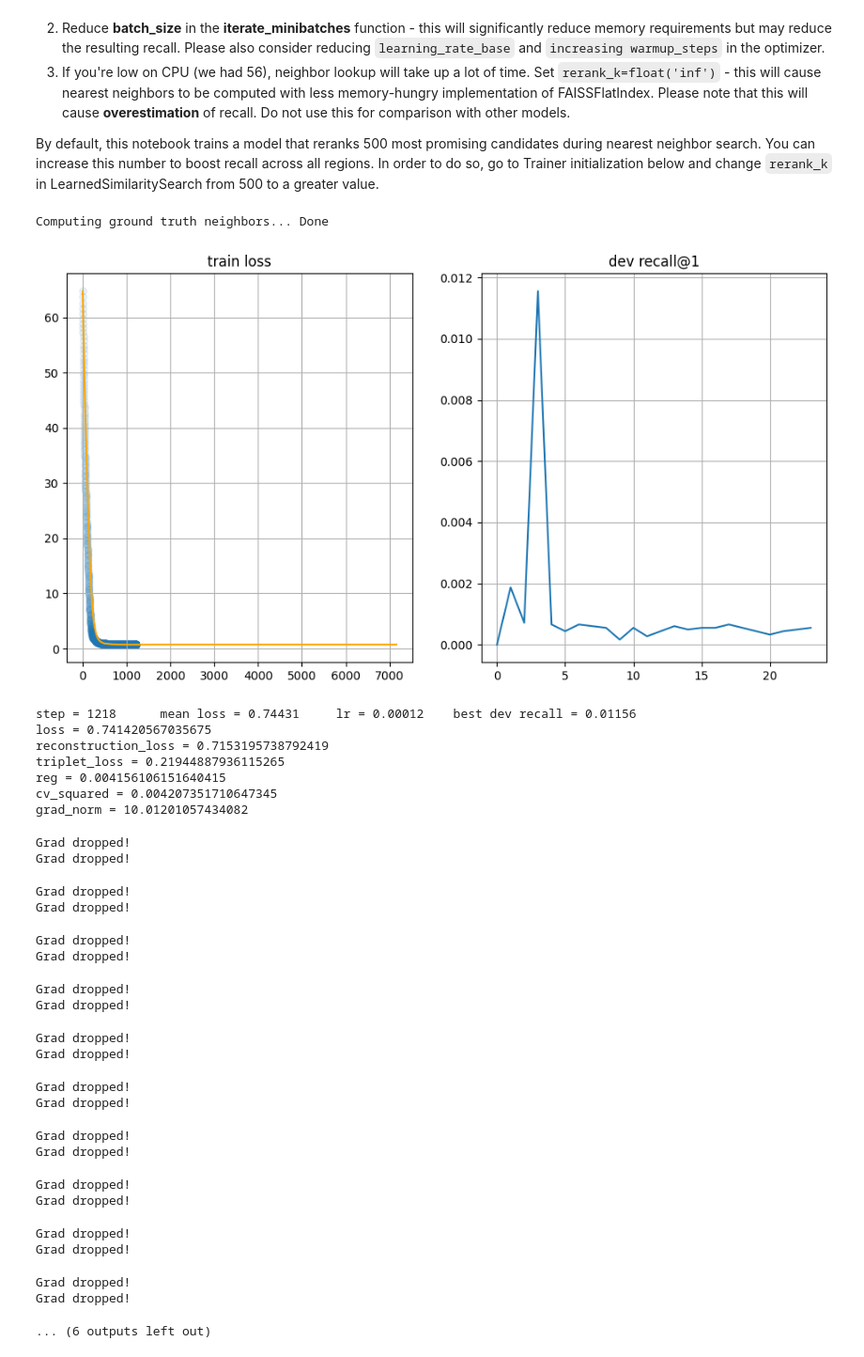
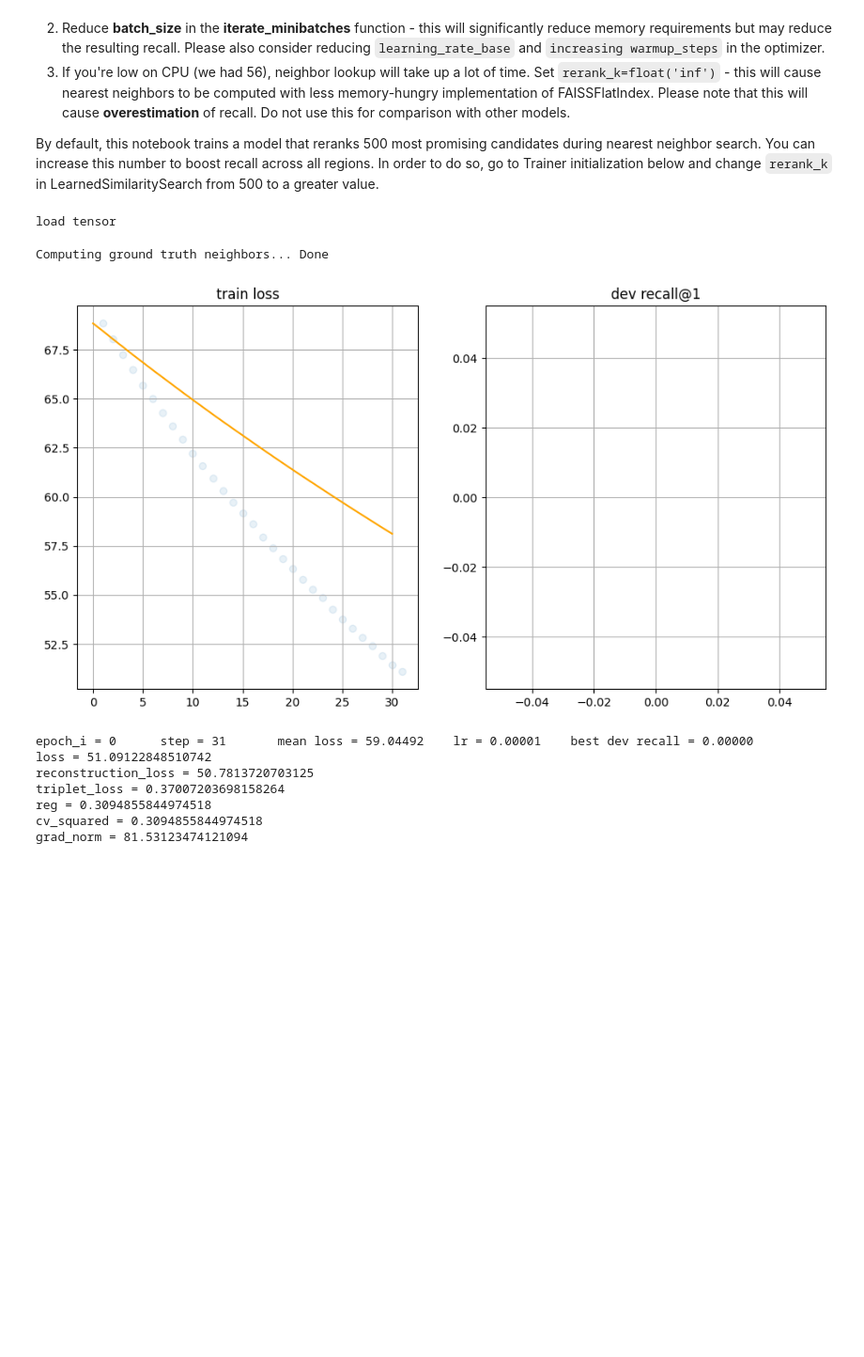
Before and after one commit to kevin-rn/Efficient-Fact-checking, a Jupyter notebook: baselines/unq/notebooks/enwiki_unq_16b.ipynb, the cells around one changed output. Shown at 94% size. Drawn from its saved outputs; the diff is of its cells as text; code cells hidden in the pictures; blank space fills up the shorter version.

```diff
--- a/baselines/unq/notebooks/enwiki_unq_16b.ipynb
+++ b/baselines/unq/notebooks/enwiki_unq_16b.ipynb
@@ -124,22 +50,24 @@ trainer.step += 1
 
 By default, this notebook trains a model that reranks 500 most promising candidates during nearest neighbor search. You can increase this number to boost recall across all regions. In order to do so, go to Trainer initialization below and change `rerank_k` in LearnedSimilaritySearch from 500 to a greater value.
 # %%
+dataset = lib.Dataset('ENWIKI', normalize=True)
+
 model = lib.UNQModel(
-    input_dim=enwiki_embeds.size(dim=1), hidden_dim=1024, bottleneck_dim=256,
+    input_dim=dataset.vector_dim, hidden_dim=1024, bottleneck_dim=256,
     encoder_layers=2, decoder_layers=2, Activation=nn.ReLU,
     num_codebooks=16, codebook_size=256, initial_entropy=3.0,
     share_codewords=True
 ).cuda()
 
 with torch.no_grad():
-    model(train_dataset[:1000].cuda())
+    model(dataset.train_vectors[:1000].cuda())
     # ^-- initialize model on first run
 
 trainer = lib.Trainer(
     model=model, experiment_name=experiment_name, verbose=True,
     Loss=lib.TripletLoss, loss_opts=dict(
         reconstruction_distance=lib.DISTANCES['euclidian_squared'],
-        reconstruction_coeff=1.0, triplet_coeff=0.1, triplet_delta=0.1,
+        reconstruction_coeff=1.0, triplet_coeff=1e-3, triplet_delta=0.1,
         cv_coeff=0.1, square_cv=True,
     ),
     optimizer=lib.OneCycleSchedule(
@@ -147,7 +75,7 @@ trainer = lib.Trainer(
         learning_rate_base=1e-3, warmup_steps=10000, decay_rate=0.2),
     max_norm=10,
 
-    LearnedSimilaritySearch=partial(lib.UNQSearch, model=model, rerank_k=100, batch_size=1000,
+    LearnedSimilaritySearch=partial(lib.UNQSearch, model=model, rerank_k=500, batch_size=1000,
                                     reorder_batch_size=250, device_ids=device_ids),
     NegativeSimilaritySearch=partial(lib.UNQSearch, model=model, rerank_k=1, batch_size=1000,
                                     reorder_batch_size=250, device_ids=device_ids),
@@ -155,6 +83,8 @@ trainer = lib.Trainer(
     device_ids=device_ids
 
 )
+# %% [output]
+load tensor
 # %%
 import matplotlib.pyplot as plt
 %matplotlib inline
@@ -166,7 +96,7 @@ moving_average = lambda x, **kw: DataFrame({'x':np.asarray(x)}).x.ewm(**kw).mean
 best_recall = 0.0
 step_history, loss_history, recall_history = [], [], []
 
-train_base = train_dataset.cuda()
+train_base = dataset.train_vectors.cuda()
 train_gt = trainer.get_true_nearest_ids(train_base, k=10, exclude_self=True)
 
 def fetch_negatives():
@@ -177,8 +107,8 @@ def sample_uniform(base, ids):
 # %% [output]
 Computing ground truth neighbors... Done
 # %%
-for epoch_i in range(10000):
-    trainer.loss.module.opts['cv_coeff'] = max(0.03, 1. - trainer.step / 100_000)
+for epoch_i in range(1):
+    trainer.loss.module.opts['cv_coeff'] = max(0.05, 1. - trainer.step / 100_000)
     trainer.drop_large_grads = trainer.step >= 1000
 
     lib.free_memory()
@@ -192,62 +122,41 @@ for epoch_i in range(10000):
                                            x_negatives=sample_uniform(train_base, negative_ids))
         loss_history.append(metrics_t['loss'].mean().item())
         step_history.append(trainer.step)
 
     if epoch_i % 10 == 0: # every ~500 steps
         metrics_t = {key: lib.check_numpy(value) for key, value in metrics_t.items()}
         lib.free_memory()
 
-        recall_t = trainer.evaluate_recall(test_dataset.cuda(), query_dataset.cuda(), k=1)
+        recall_t = trainer.evaluate_recall(dataset.test_vectors.cuda(), dataset.query_vectors.cuda(), k=1)
         # ^-- this line evaluates recall@1. Change k to 10, 100, etc. to get recall for different top sizes
 
         recall_history.append(recall_t)
         if recall_t > best_recall:
             best_recall = recall_t
             trainer.save_checkpoint('best')
 
         clear_output(True)
         plt.figure(figsize=[18, 6])
         plt.subplot(1, 3, 1); plt.title('train loss'); plt.grid()
         plt.scatter(step_history, loss_history, alpha=0.1)
         plt.plot(moving_average(loss_history, span=100), c='orange')
         plt.subplot(1, 3, 2); plt.title('dev recall@1'); plt.grid()
         plt.plot(recall_history)
         plt.show()
 
-        print("step = %i \t mean loss = %.5f \t lr = %.5f \t best dev recall = %.5f" % (
-            trainer.step, np.mean(loss_history[-100:]),
+        print("epoch_i = %i \t step = %i \t mean loss = %.5f \t lr = %.5f \t best dev recall = %.5f" % (
+            epoch_i, trainer.step, np.mean(loss_history[-100:]),
             lib.get_learning_rate(trainer.opt), best_recall))
         for k, v in metrics_t.items():
             print('{} = {}'.format(k, np.mean(lib.check_numpy(v))))
 
 # see you in tensorboard...
 # %% [output]
-[figure, old version]
+[figure, new version]
-step = 1218      mean loss = 0.74431     lr = 0.00012    best dev recall = 0.01156
-loss = 0.741420567035675
-reconstruction_loss = 0.7153195738792419
-triplet_loss = 0.21944887936115265
-reg = 0.004156106151640415
-cv_squared = 0.004207351710647345
-grad_norm = 10.01201057434082
+epoch_i = 0      step = 31       mean loss = 59.04492    lr = 0.00001    best dev recall = 0.00000
+loss = 51.09122848510742
+reconstruction_loss = 50.7813720703125
+triplet_loss = 0.37007203698158264
+reg = 0.3094855844974518
+cv_squared = 0.3094855844974518
+grad_norm = 81.53123474121094
-Grad dropped!
-Grad dropped!
-Grad dropped!
-Grad dropped!
-Grad dropped!
-Grad dropped!
-Grad dropped!
-Grad dropped!
-Grad dropped!
-Grad dropped!
-Grad dropped!
-Grad dropped!
-Grad dropped!
-Grad dropped!
-Grad dropped!
-Grad dropped!
-Grad dropped!
-Grad dropped!
-Grad dropped!
-Grad dropped!
-... (6 outputs left out)
```
Also changed, not shown: parts of 6 cells of this notebook, 16 other files.
